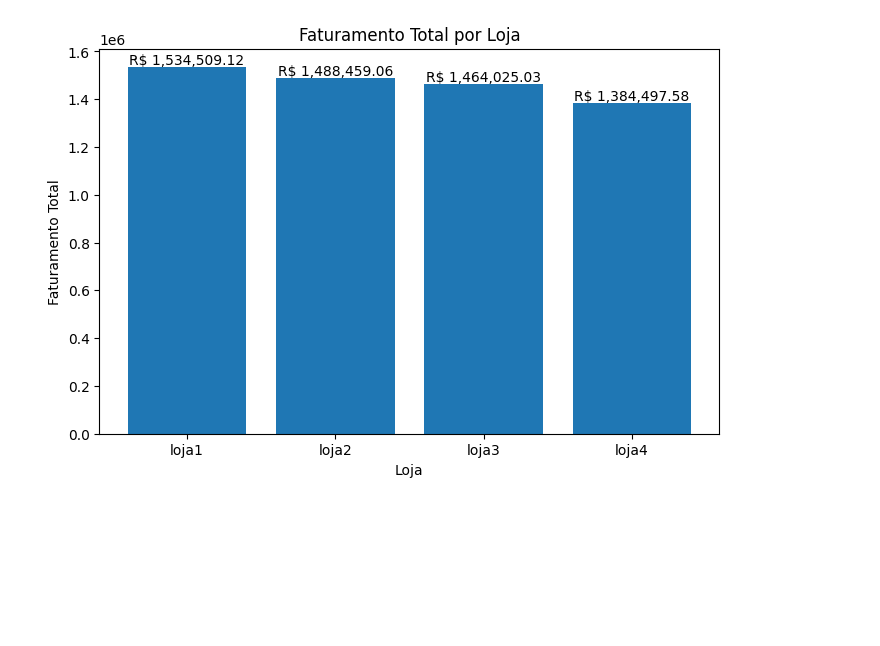
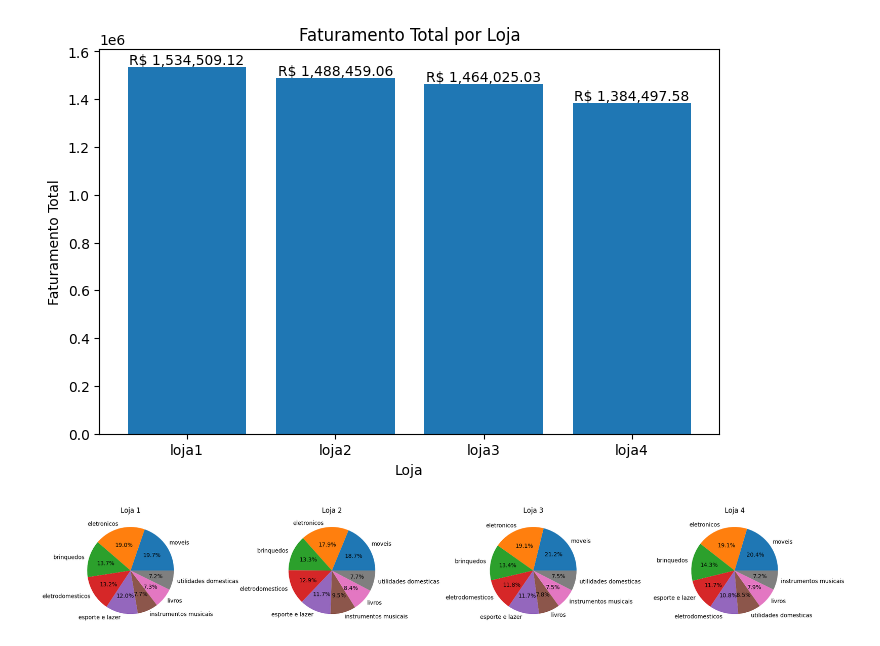
Before and after one commit to alexandrebarbosa-dev/desafioalurastore, a Jupyter notebook: AluraStoreBrasil.ipynb, the cells around one changed output. Saved outputs shown, nothing was run; the diff lists cells and outputs as text; code cells hidden in the pictures; blank space fills up the shorter version.

```diff
--- a/AluraStoreBrasil.ipynb
+++ b/AluraStoreBrasil.ipynb
@@ -168,0 +193,20 @@ grafico_faturamento()
+# %%
+from matplotlib import axes
+def grafico_vendas_categoria():
+
+  lojas = [loja1, loja2, loja3, loja4]
+  nomes = ['Loja 1', 'Loja 2', 'Loja 3', 'Loja 4']
+
+  fig, axes = plt.subplots(1, 4, figsize=(20,5))
+
+  for i in range(4):
+      lojas[i]['Categoria do Produto'].value_counts().plot(kind='pie', autopct='%1.1f%%', ax=axes[i])
+      axes[i].set_title(nomes[i])
+      axes[i].set_ylabel('')
+
+  plt.tight_layout()
+  plt.show()
+# %%
+grafico_vendas_categoria()
+# %% [output]
+[figure, added]
```
Also changed, not shown: parts of 17 cells of this notebook.
